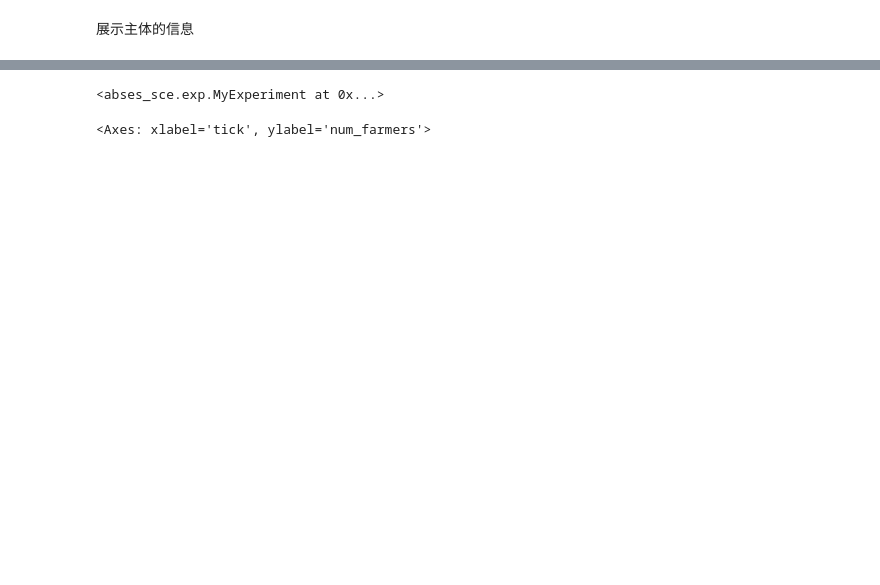
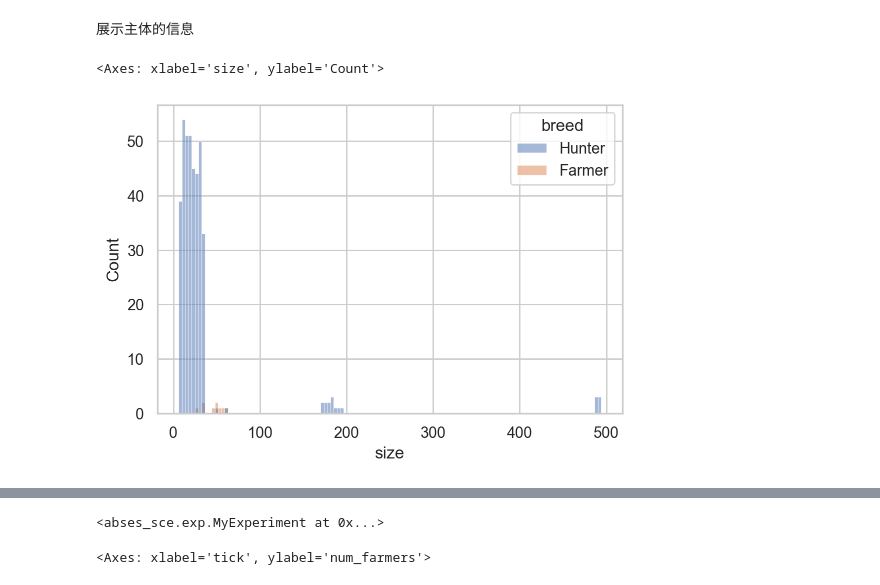
Before and after one commit to SongshGeo/South-China-Livehood-Evolution, a Jupyter notebook: docs/demo.ipynb, the cells around one changed output, grey strips where cells are left out. Saved outputs shown, nothing was run; the diff lists cells and outputs as text; code cells hidden in the pictures; blank space fills up the shorter version.

```diff
--- a/docs/demo.ipynb
+++ b/docs/demo.ipynb
@@ -91,5 +87,10 @@ model.run_model()
 # %% [markdown]
 展示主体的信息
+# %%
+model.actors.plot.hist("size")
+# %% [output]
+<Axes: xlabel='size', ylabel='Count'>
+[figure, added]
 # %%
 agent = model.actors.random.choice()
 agent.report()
```
Also changed, not shown: parts of 13 cells of this notebook, 2 other files.
